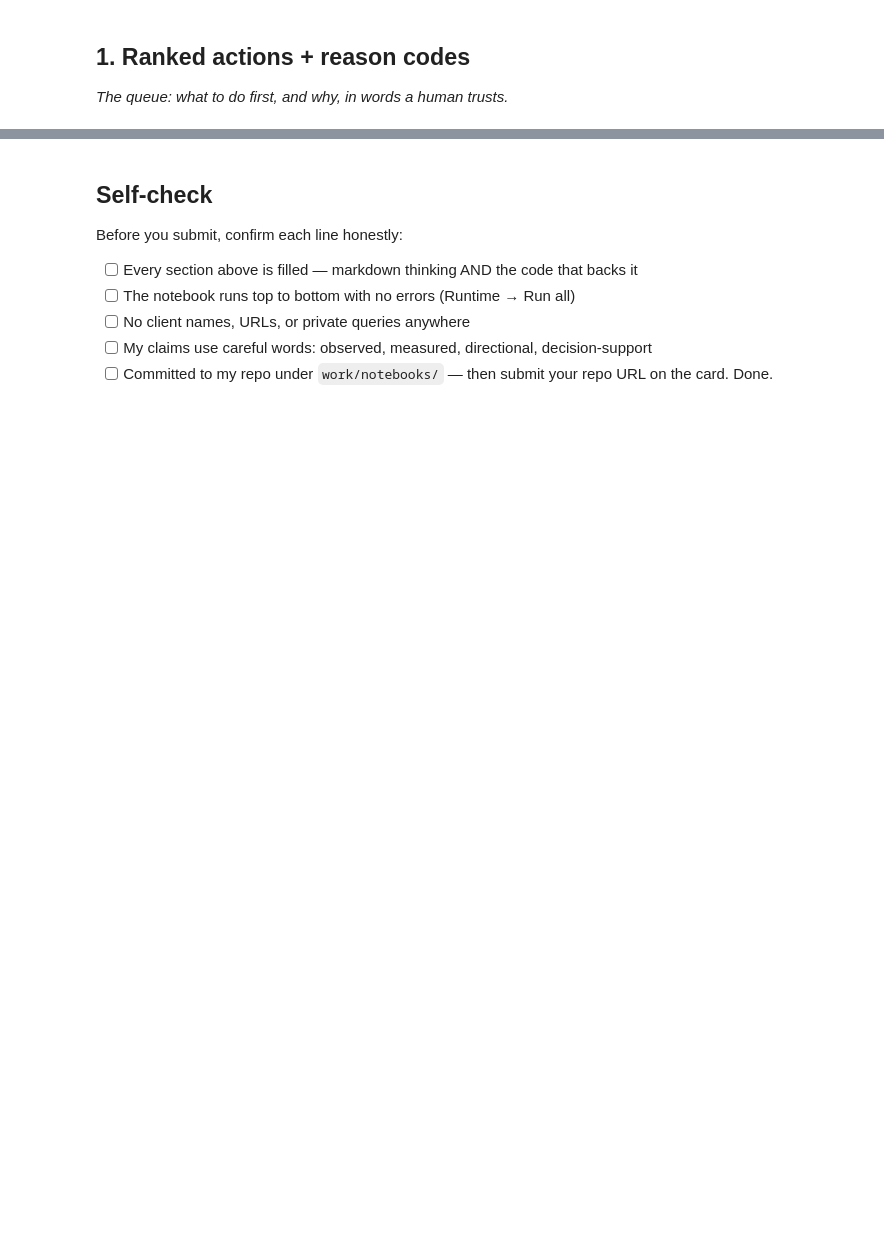
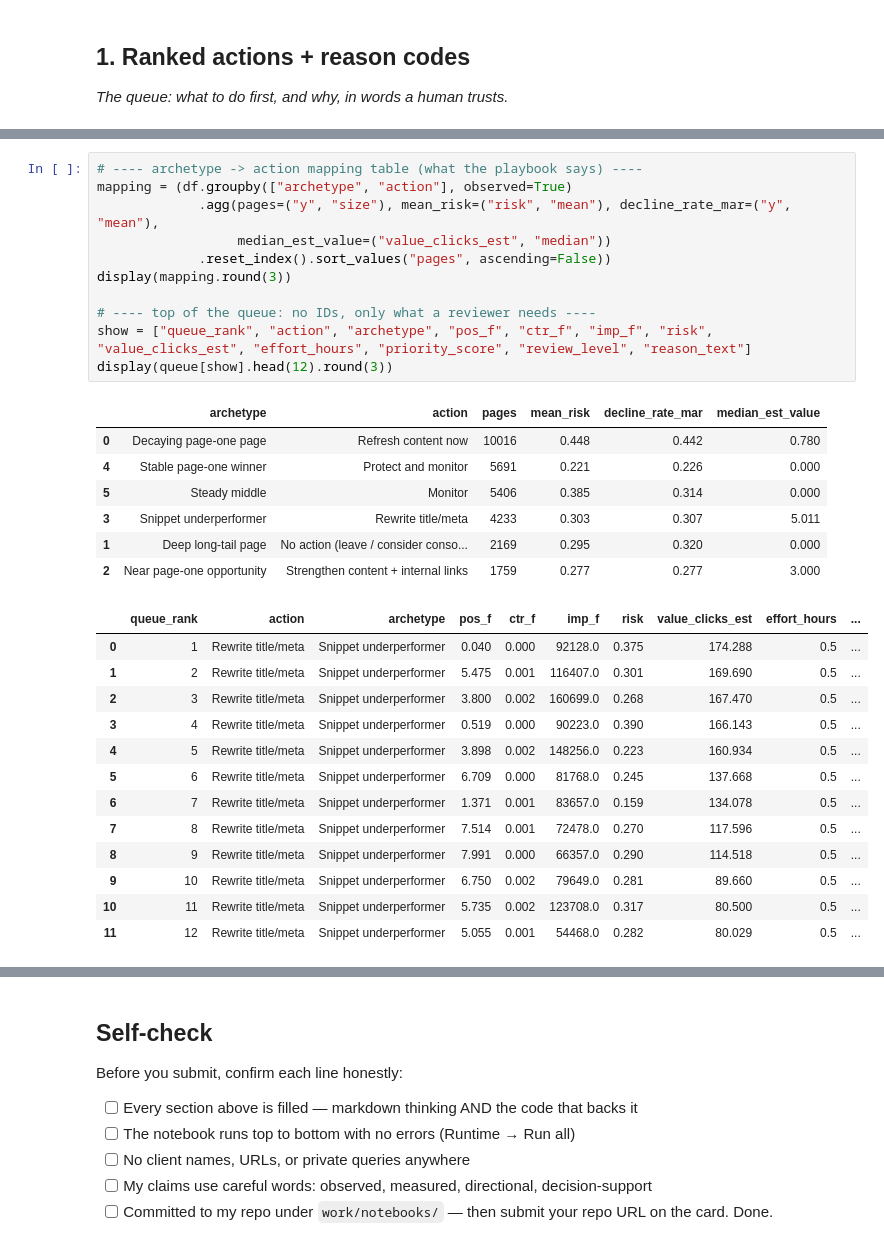
Before and after one commit to abdelrahmanmohamed05/FlyRank-AI, a Jupyter notebook: work/notebooks/w07_action_playbook.ipynb, the cells around one changed output, grey strips where cells are left out. Saved outputs shown, nothing was run; the diff lists cells and outputs as text; blank space fills up the shorter version.

```diff
--- a/work/notebooks/w07_action_playbook.ipynb
+++ b/work/notebooks/w07_action_playbook.ipynb
@@ -28,0 +239,32 @@ This skeleton is yours to fill. Work the sections **in order** — each one has
+# %%
+# ---- archetype -> action mapping table (what the playbook says) ----
+mapping = (df.groupby(["archetype", "action"], observed=True)
+             .agg(pages=("y", "size"), mean_risk=("risk", "mean"), decline_rate_mar=("y", "mean"),
+                  median_est_value=("value_clicks_est", "median"))
+             .reset_index().sort_values("pages", ascending=False))
+display(mapping.round(3))
+
+# ---- top of the queue: no IDs, only what a reviewer needs ----
+show = ["queue_rank", "action", "archetype", "pos_f", "ctr_f", "imp_f", "risk", "value_clicks_est", "effort_hours", "priority_score", "review_level", "reason_text"]
+display(queue[show].head(12).round(3))
+# %% [output]
+|  | archetype | action | pages | mean_risk | decline_rate_mar | median_est_value |
+| 0 | Decaying page-one page | Refresh content now | 10016 | 0.448 | 0.442 | 0.780 |
+| 4 | Stable page-one winner | Protect and monitor | 5691 | 0.221 | 0.226 | 0.000 |
+| 5 | Steady middle | Monitor | 5406 | 0.385 | 0.314 | 0.000 |
+| 3 | Snippet underperformer | Rewrite title/meta | 4233 | 0.303 | 0.307 | 5.011 |
+| 1 | Deep long-tail page | No action (leave / consider conso... | 2169 | 0.295 | 0.320 | 0.000 |
+| 2 | Near page-one opportunity | Strengthen content + internal links | 1759 | 0.277 | 0.277 | 3.000 |
+|  | queue_rank | action | archetype | pos_f | ctr_f | imp_f | risk | value_clicks_est | effort_hours | ... |
+| 0 | 1 | Rewrite title/meta | Snippet underperformer | 0.040 | 0.000 | 92128.0 | 0.375 | 174.288 | 0.5 | ... |
+| 1 | 2 | Rewrite title/meta | Snippet underperformer | 5.475 | 0.001 | 116407.0 | 0.301 | 169.690 | 0.5 | ... |
+| 2 | 3 | Rewrite title/meta | Snippet underperformer | 3.800 | 0.002 | 160699.0 | 0.268 | 167.470 | 0.5 | ... |
+| 3 | 4 | Rewrite title/meta | Snippet underperformer | 0.519 | 0.000 | 90223.0 | 0.390 | 166.143 | 0.5 | ... |
+| 4 | 5 | Rewrite title/meta | Snippet underperformer | 3.898 | 0.002 | 148256.0 | 0.223 | 160.934 | 0.5 | ... |
+| 5 | 6 | Rewrite title/meta | Snippet underperformer | 6.709 | 0.000 | 81768.0 | 0.245 | 137.668 | 0.5 | ... |
+| 6 | 7 | Rewrite title/meta | Snippet underperformer | 1.371 | 0.001 | 83657.0 | 0.159 | 134.078 | 0.5 | ... |
+| 7 | 8 | Rewrite title/meta | Snippet underperformer | 7.514 | 0.001 | 72478.0 | 0.270 | 117.596 | 0.5 | ... |
+| 8 | 9 | Rewrite title/meta | Snippet underperformer | 7.991 | 0.000 | 66357.0 | 0.290 | 114.518 | 0.5 | ... |
+| 9 | 10 | Rewrite title/meta | Snippet underperformer | 6.750 | 0.002 | 79649.0 | 0.281 | 89.660 | 0.5 | ... |
+| 10 | 11 | Rewrite title/meta | Snippet underperformer | 5.735 | 0.002 | 123708.0 | 0.317 | 80.500 | 0.5 | ... |
+| 11 | 12 | Rewrite title/meta | Snippet underperformer | 5.055 | 0.001 | 54468.0 | 0.282 | 80.029 | 0.5 | ... |
```
Also changed, not shown: parts of 18 cells of this notebook.
